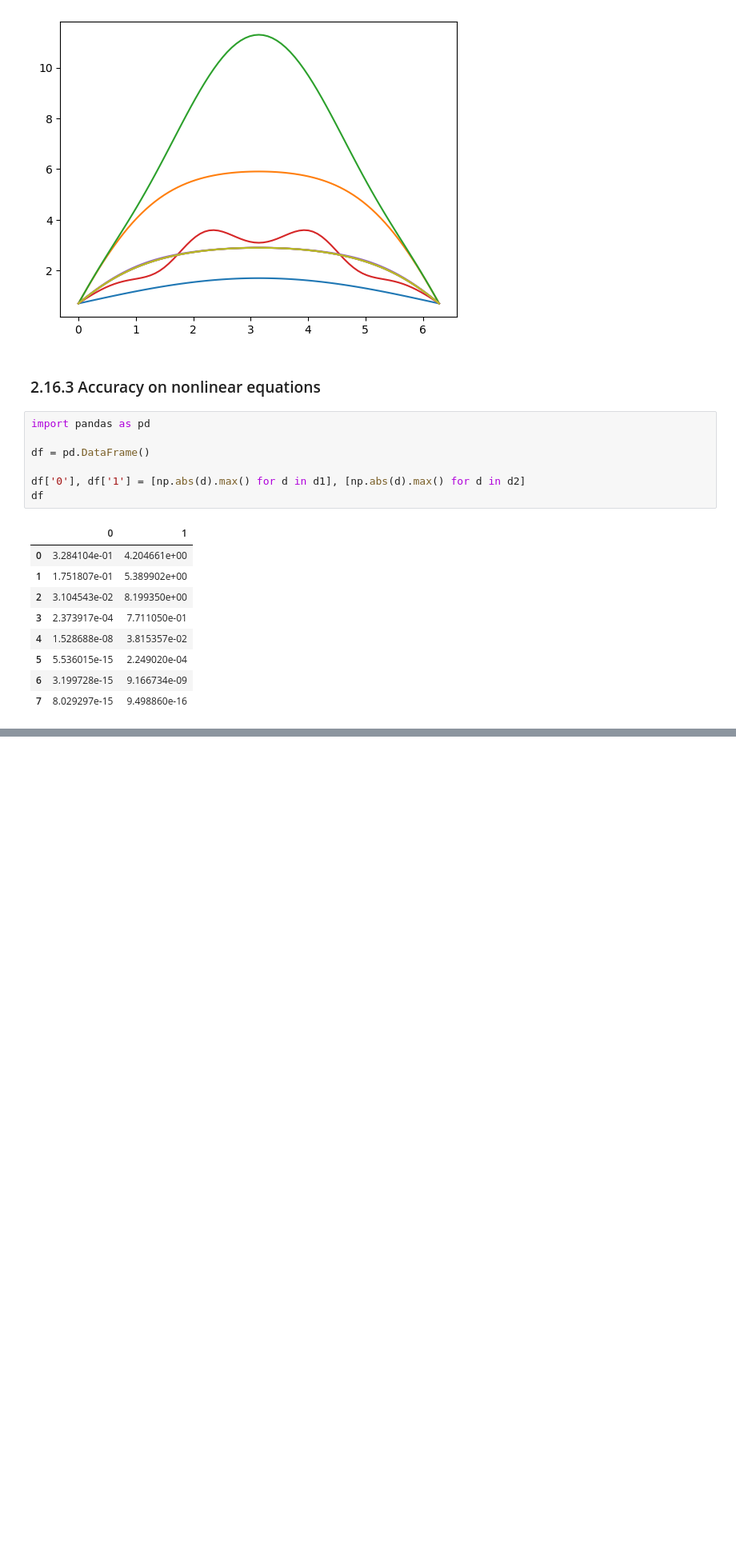
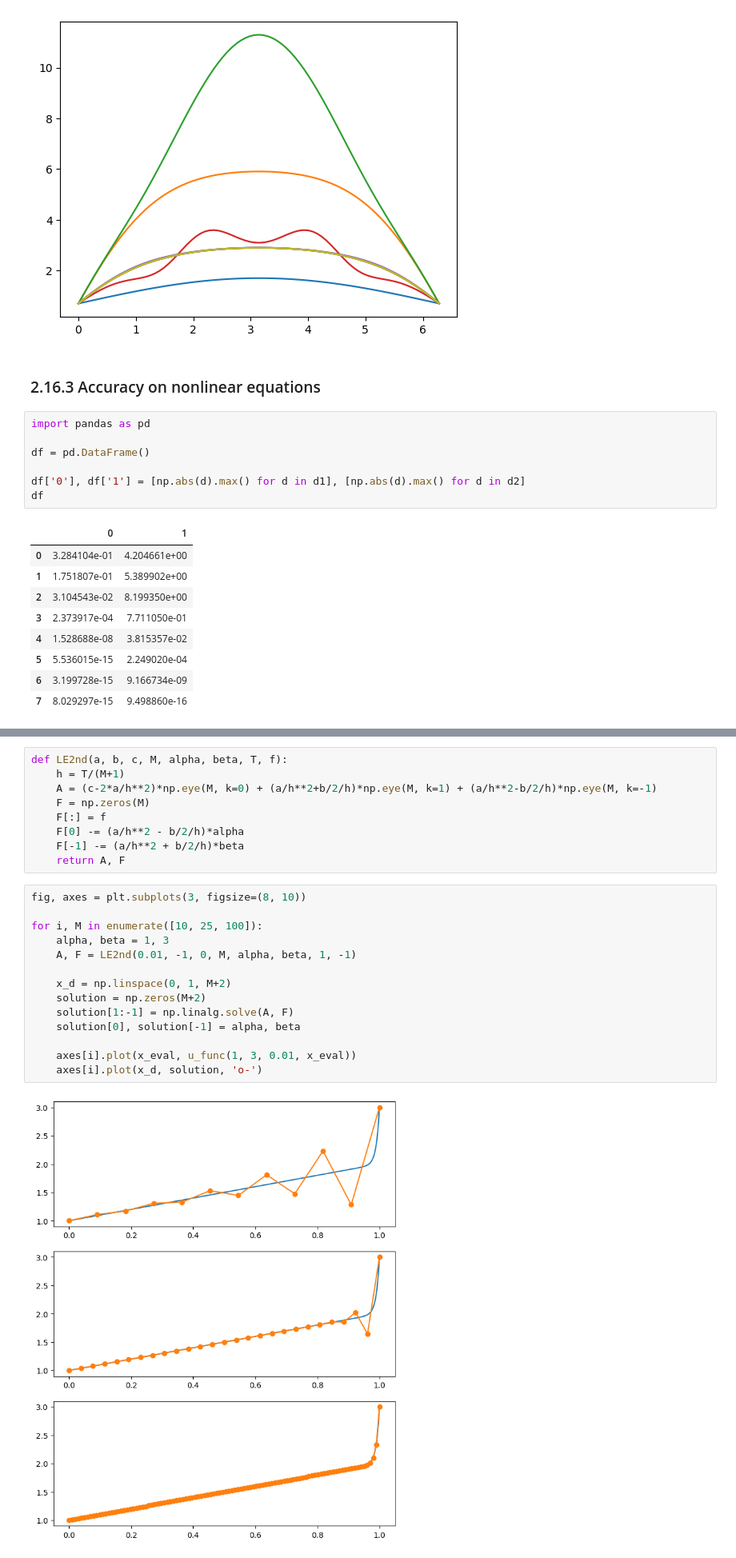
Before and after one commit to qgdr/Finite-Difference-Methods, a Jupyter notebook: I Boundary Value Problems and Iterative Methods/02 Steady States/note.ipynb, the cells around one changed output, grey strips where cells are left out. Shown at 80% size. Drawn from its saved outputs; the diff is of its cells as text; blank space fills up the shorter version.

```diff
--- a/I Boundary Value Problems and Iterative Methods/02 Steady States/note.ipynb
+++ b/I Boundary Value Problems and Iterative Methods/02 Steady States/note.ipynb
@@ -424,0 +446,25 @@ df
+# %%
+def LE2nd(a, b, c, M, alpha, beta, T, f):
+    h = T/(M+1)
+    A = (c-2*a/h**2)*np.eye(M, k=0) + (a/h**2+b/2/h)*np.eye(M, k=1) + (a/h**2-b/2/h)*np.eye(M, k=-1)
+    F = np.zeros(M)
+    F[:] = f
+    F[0] -= (a/h**2 - b/2/h)*alpha
+    F[-1] -= (a/h**2 + b/2/h)*beta
+    return A, F
+# %%
+fig, axes = plt.subplots(3, figsize=(8, 10))
+
+for i, M in enumerate([10, 25, 100]):
+    alpha, beta = 1, 3
+    A, F = LE2nd(0.01, -1, 0, M, alpha, beta, 1, -1)
+
+    x_d = np.linspace(0, 1, M+2)
+    solution = np.zeros(M+2)
+    solution[1:-1] = np.linalg.solve(A, F)
+    solution[0], solution[-1] = alpha, beta
+
+    axes[i].plot(x_eval, u_func(1, 3, 0.01, x_eval))
+    axes[i].plot(x_d, solution, 'o-')
+# %% [output]
+[figure, added]
```
Also changed, not shown: parts of 4 cells of this notebook.
